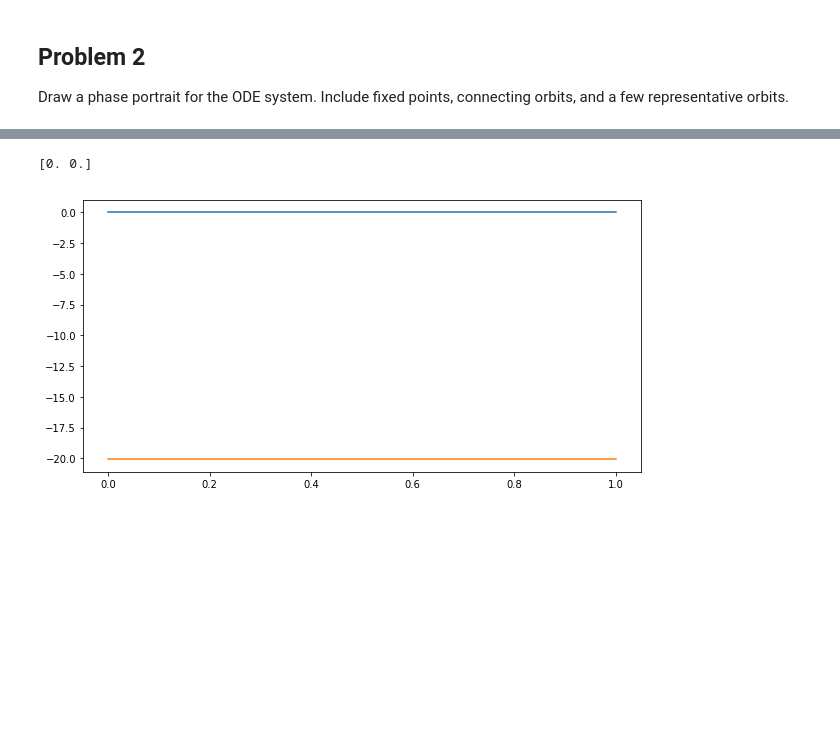
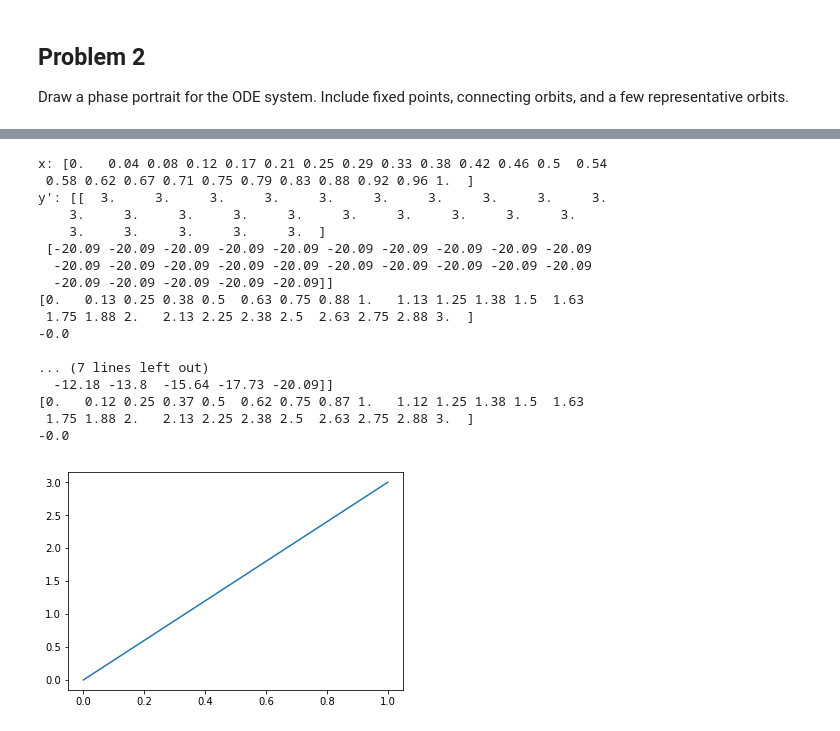
Before and after one commit to kylrth/boundaryvalue, a Jupyter notebook: Jared_BVS.ipynb, the cells around one changed output, grey strips where cells are left out. Cells and saved outputs as stored; diff of their text form; code cells hidden in the pictures; blank space fills up the shorter version.

```diff
--- a/Jared_BVS.ipynb
+++ b/Jared_BVS.ipynb
@@ -115,13 +148,23 @@ plt.show()
 # %%
+k = 1
 def fun(x, y):
+    """
+    Params:
+    x (m,) ndarray: the number of points to be
+    y (n,m) ndarray
+    Returns:
+    y' (n,m) ndarray
+    """
+    assert y.shape[1] == x.shape[0], "Invalid y shape, {}".format(y.shape)
     return np.vstack((y[1], -np.exp(y[0])))
 
 def bc(ya, yb):
     return np.array([ya[0], yb[0]])
 
-x = np.linspace(0, 1, 100)
-y = np.zeros((2, x.size))
+x = np.linspace(0, 1, 25)
+y = np.zeros((2, x.size)) # first row is y, second row is y'
 y[0] = 3
+y[1] = 3
 # print(y)
 
 sol = solve_bvp(fun, bc, x, y).sol(x)
@@ -139,34 +182,56 @@ plt.show()
 # %%
-def interpolate_derivatives(fun, x):
-    """
-    fun = y'(x)
-    """
-    y_prime = fun(x, y)
-
 def my_solve_bvp(fun, bc, x, y):
     """
+    Need to involve the boundary conditions, otherwise it goes to 0.
+    This works for boundary conditions at ya/yb, not for the derivatives.
+    Params:
     x ((m,) ndarray): the points to interpolate the derivative at.
     y ((n,m) ndarray): the solution estimate at the mesh nodes.
+    Returns:
+    y ((n,m) ndarray): the new solution estimate at the mesh nodes.
     """
     # We'll gather the derivatives at a linspace of points.
-    y_prime = fun(x, y)
+    y_prime = fun(x, y) # [y', y'']
+    print("x:", x)
+    print("y':", y_prime)
     # We'll interpolate the points with a polynomial.
-    deg = len(X)-1
+    deg = len(x)-1
     dy_p = np.polyfit(x, y_prime[0], deg=deg)
-    dy_poly = lambda t: np.array([np.sum([dy_p[i]*x**(deg-i) for i in range(len(X))]) for x in t])
+    dy_hat = np.polyval(dy_p, x)
     # We'll interpolate the polynomial.
-#     print(y)
-#     print(y_prime)
+    y_p = np.polyint(dy_p, k=0)
+    # Now add the integration constant
+    y_hat_without_k = np.polyval(y_p, x)
+    k = -bc(y_hat_without_k, y_hat_without_k)[0]
+    print(y_hat_without_k)
+    print(k)
+    print("")
+    y_p[-1] += k
+    y_hat = np.polyval(y_p, x)
+    return np.vstack((y_hat, dy_hat))
 
-    print(dy_poly(np.array([1, 2])))
+y_hat = y
+for i in range(2):
+    y_hat = my_solve_bvp(fun, bc, x, y_hat)
 
-    t = np.linspace(x[0], x[-1], 100)
-    plt.plot(t, dy_poly(t))
-    plt.plot(x, y_prime[1])
-    plt.show()
-
-
-my_solve_bvp(fun, bc, x, y)
+plt.plot(x, y_hat[0])
+plt.show()
 # %% [output]
-[0. 0.]
+x: [0.   0.04 0.08 0.12 0.17 0.21 0.25 0.29 0.33 0.38 0.42 0.46 0.5  0.54
+ 0.58 0.62 0.67 0.71 0.75 0.79 0.83 0.88 0.92 0.96 1.  ]
+y': [[  3.     3.     3.     3.     3.     3.     3.     3.     3.     3.
+    3.     3.     3.     3.     3.     3.     3.     3.     3.     3.
+    3.     3.     3.     3.     3.  ]
+ [-20.09 -20.09 -20.09 -20.09 -20.09 -20.09 -20.09 -20.09 -20.09 -20.09
+  -20.09 -20.09 -20.09 -20.09 -20.09 -20.09 -20.09 -20.09 -20.09 -20.09
+  -20.09 -20.09 -20.09 -20.09 -20.09]]
+[0.   0.13 0.25 0.38 0.5  0.63 0.75 0.88 1.   1.13 1.25 1.38 1.5  1.63
+ 1.75 1.88 2.   2.13 2.25 2.38 2.5  2.63 2.75 2.88 3.  ]
+-0.0
+
+... (7 lines left out)
+  -12.18 -13.8  -15.64 -17.73 -20.09]]
+[0.   0.12 0.25 0.37 0.5  0.62 0.75 0.87 1.   1.12 1.25 1.38 1.5  1.63
+ 1.75 1.88 2.   2.13 2.25 2.38 2.5  2.63 2.75 2.88 3.  ]
+-0.0
-[figure, old version]
+[figure, new version]
```
Also changed, not shown: parts of 10 cells of this notebook, 2 other files.
